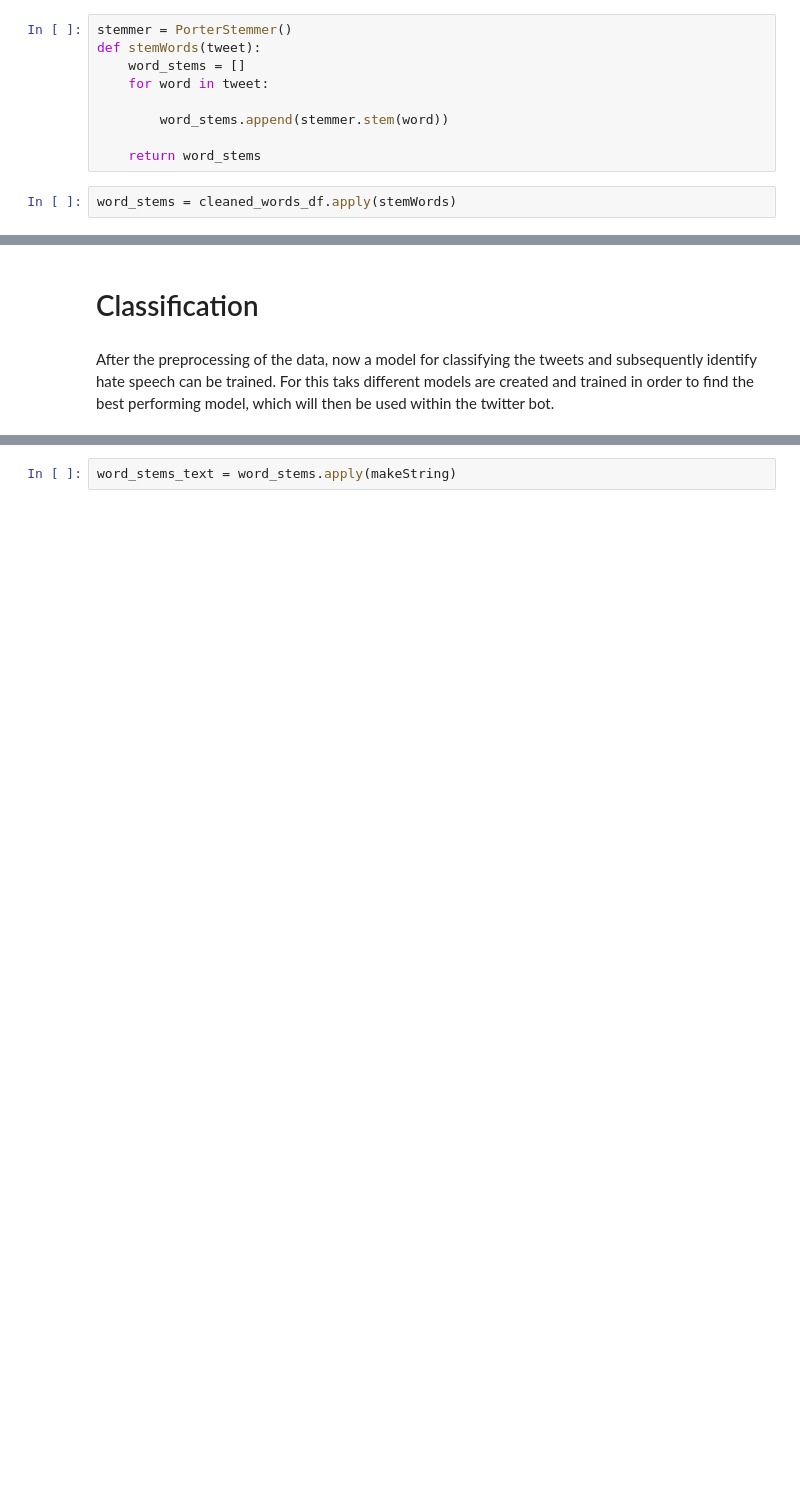
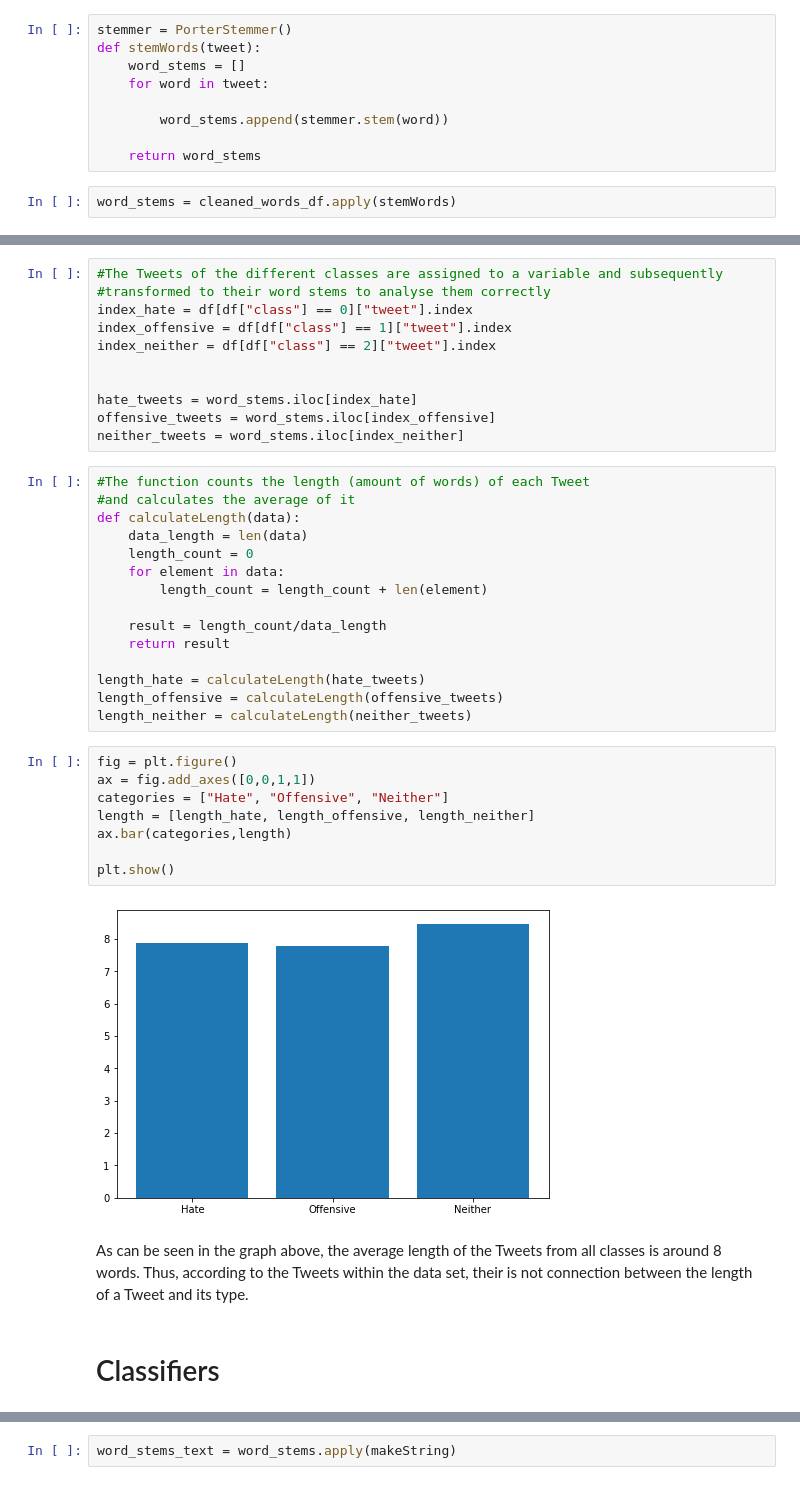
Before and after one commit to Jonas399/Hate-Speech-Recognition, a Jupyter notebook: docs/Hate Speech.ipynb, the cells around one changed output, grey strips where cells are left out. Drawn from its saved outputs; the diff is of its cells as text; blank space fills up the shorter version.

```diff
--- a/docs/Hate Speech.ipynb
+++ b/docs/Hate Speech.ipynb
@@ -379,5 +344,40 @@ In the graph the most used words within the tweets can be seen. Now all the stop
+# %%
+#The Tweets of the different classes are assigned to a variable and subsequently
+#transformed to their word stems to analyse them correctly
+index_hate = df[df["class"] == 0]["tweet"].index
+index_offensive = df[df["class"] == 1]["tweet"].index
+index_neither = df[df["class"] == 2]["tweet"].index
+
+
+hate_tweets = word_stems.iloc[index_hate]
+offensive_tweets = word_stems.iloc[index_offensive]
+neither_tweets = word_stems.iloc[index_neither]
+# %%
+#The function counts the length (amount of words) of each Tweet
+#and calculates the average of it
+def calculateLength(data):
+    data_length = len(data)
+    length_count = 0
+    for element in data:
+        length_count = length_count + len(element)
+
+    result = length_count/data_length
+    return result
+
+length_hate = calculateLength(hate_tweets)
+length_offensive = calculateLength(offensive_tweets)
+length_neither = calculateLength(neither_tweets)
+# %%
+fig = plt.figure()
+ax = fig.add_axes([0,0,1,1])
+categories = ["Hate", "Offensive", "Neither"]
+length = [length_hate, length_offensive, length_neither]
+ax.bar(categories,length)
+
+plt.show()
+# %% [output]
+[figure, added]
+# %% [markdown]
+As can be seen in the graph above, the average length of the Tweets from all classes is around 8 words. Thus, according to the Tweets within the data set, their is not connection between the length of a Tweet and its type.
 # %% [markdown]
-# Classification
+# Classifiers
-# %% [markdown]
-After the preprocessing of the data, now a model for classifying the tweets and subsequently identify hate speech can be trained.
-For this taks different models are created and trained in order to find the best performing model, which will then be used within the twitter bot.
```
Also changed, not shown: parts of 167 cells of this notebook, 1 other file.
